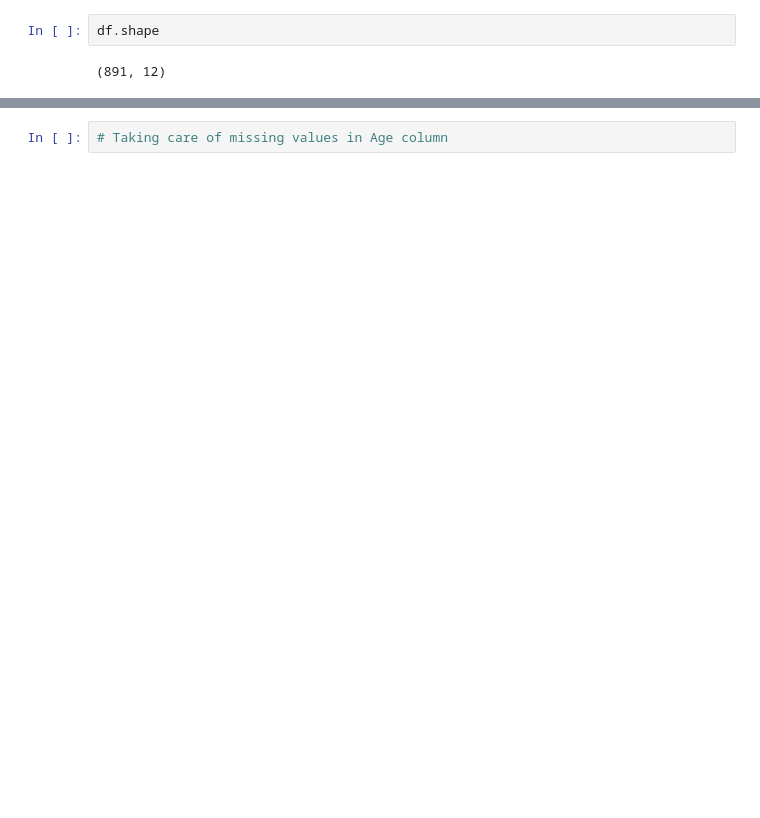
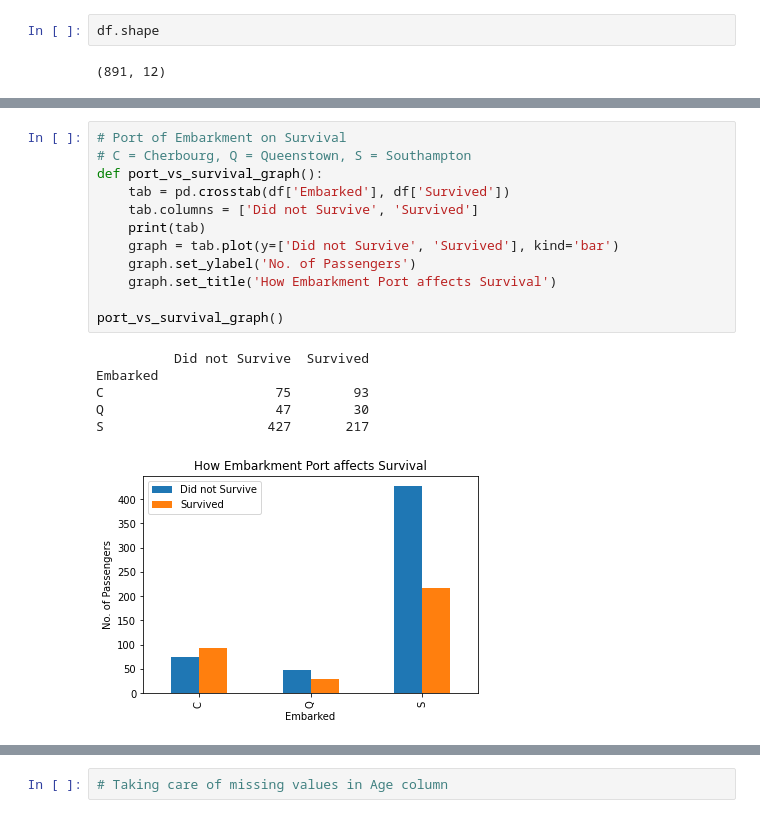
Before and after one commit to harshulkuhar/titanic-survival, a Jupyter notebook: titanic_survival_prediction.ipynb, the cells around one changed output, grey strips where cells are left out. Drawn from its saved outputs; the diff is of its cells as text; blank space fills up the shorter version.

```diff
--- a/titanic_survival_prediction.ipynb
+++ b/titanic_survival_prediction.ipynb
@@ -38,0 +77,19 @@ sns.countplot(df['Survived'], label='count')
+# %%
+# Port of Embarkment on Survival
+# C = Cherbourg, Q = Queenstown, S = Southampton
+def port_vs_survival_graph():
+    tab = pd.crosstab(df['Embarked'], df['Survived'])
+    tab.columns = ['Did not Survive', 'Survived']
+    print(tab)
+    graph = tab.plot(y=['Did not Survive', 'Survived'], kind='bar')
+    graph.set_ylabel('No. of Passengers')
+    graph.set_title('How Embarkment Port affects Survival')
+
+port_vs_survival_graph()
+# %% [output]
+          Did not Survive  Survived
+Embarked
+C                      75        93
+Q                      47        30
+S                     427       217
+[figure, added]
```
Also changed, not shown: parts of 17 cells of this notebook, 1 other file.
